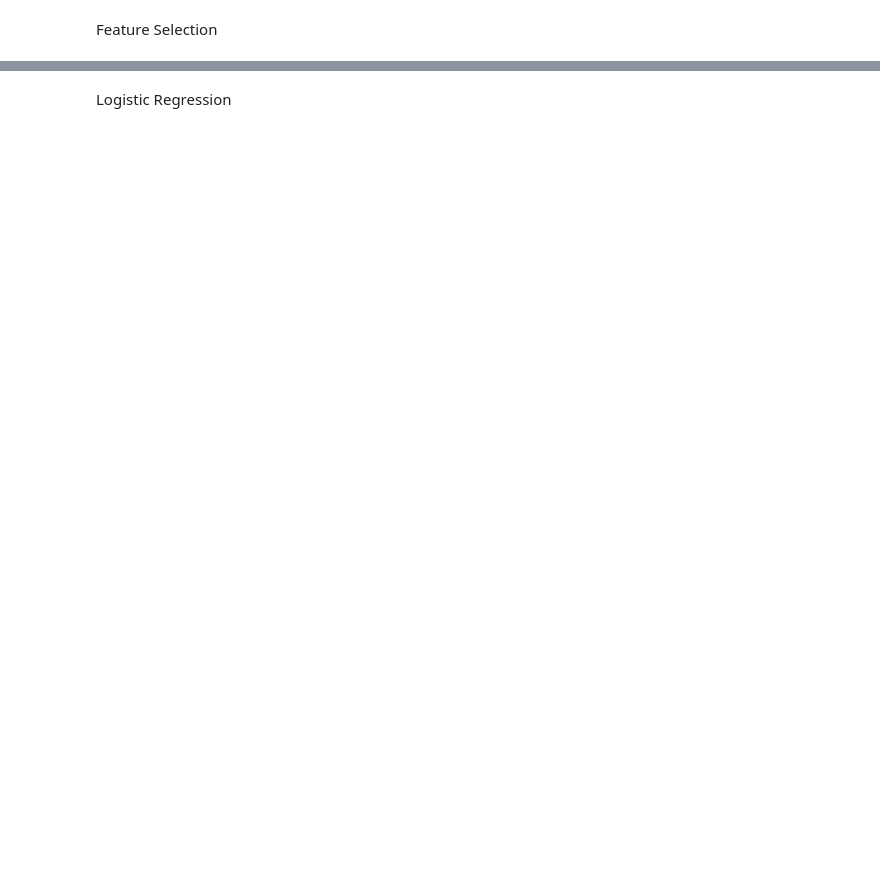
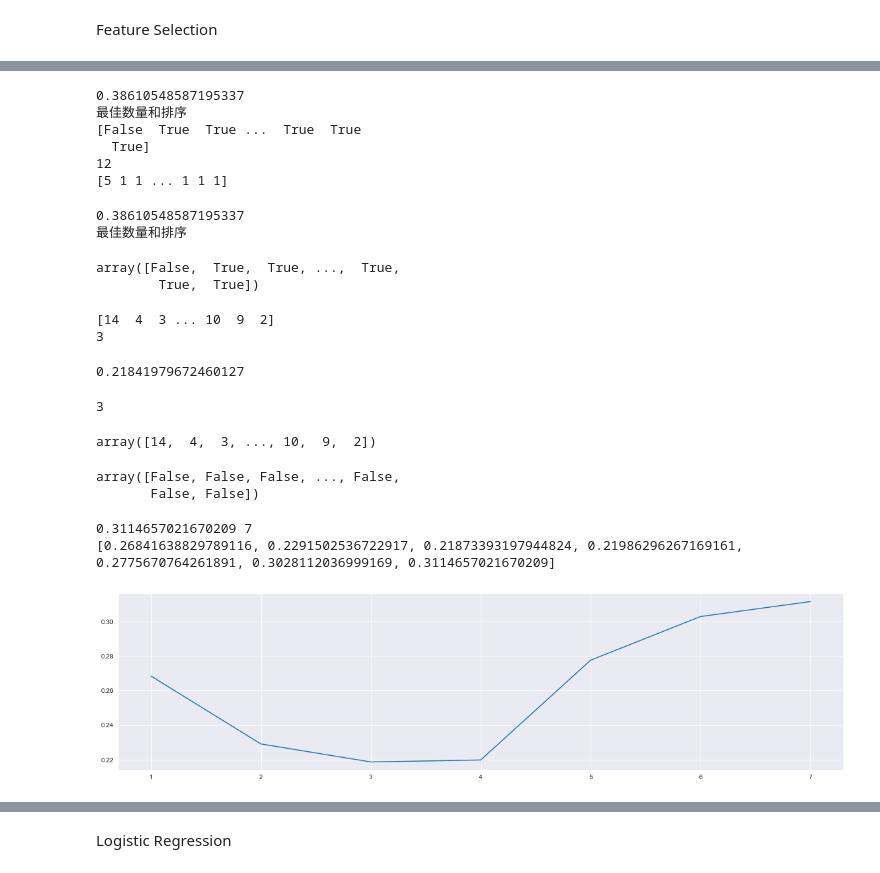
Before and after one commit to DIKLA2322/workspace, a Jupyter notebook: Healthcare_Management.ipynb, the cells around one changed output, grey strips where cells are left out. Drawn from its saved outputs; the diff is of its cells as text; code cells hidden in the pictures; blank space fills up the shorter version.

Commit message:
feature selection

```diff
--- a/Healthcare_Management.ipynb
+++ b/Healthcare_Management.ipynb
@@ -685,0 +736,6 @@ Feature Selection
+# %%
+# 1.构建RF模型
+RFC_ = RFC()                               # 随机森林
+c = RFC_.fit(Xtrain, Ytrain).feature_importances_    # 特征重要性
+print("重要性：")
+c
@@ -686 +750,73 @@ Feature Selection
+# %%
+
+# 2. 交叉验证递归特征消除法
+selector = RFECV(RFC_, step=1, cv=10)       # 采用交叉验证，每次排除一个特征，筛选出最优特征
+selector = selector.fit(Xtrain, Ytrain)
+X_wrapper = selector.transform(Xtrain)          # 最优特征
+score =cross_val_score(RFC_ , X_wrapper, Ytrain, cv=10).mean()   # 最优特征分类结果
+print(score)
+print("最佳数量和排序")
+print(selector.support_)                                    # 选取结果
+print(selector.n_features_)                                 # 选取特征数量
+print(selector.ranking_)                                    # 依次排数特征排序
+# %% [output]
+0.38610548587195337
+最佳数量和排序
+[False  True  True ...  True  True
+  True]
+12
+[5 1 1 ... 1 1 1]
+# %%
+print(score)
+print("最佳数量和排序")
+selector.support_                                # 选取结果
+# %% [output]
+0.38610548587195337
+最佳数量和排序
+array([False,  True,  True, ...,  True,
+        True,  True])
+# %%
+# 3.递归特征消除法
+selector1 = RFE(RFC_, n_features_to_select=3, step=1).fit(Xtrain, Ytrain)       # n_features_to_select表示筛选最终特征数量，step表示每次排除一个特征
+selector1.support_.sum()
+print(selector1.ranking_)                                             # 特征排除排序
+print(selector1.n_features_)                                          # 选择特征数量
+X_wrapper1 = selector1.transform(Xtrain)                                   # 最优特征
+score =cross_val_score(RFC_, X_wrapper1, Ytrain, cv=9).mean()
+score
+# %% [output]
+[14  4  3 ... 10  9  2]
+3
+0.21841979672460127
+# %%
+selector1.n_features_                                # 选取特征数量
+# %% [output]
+3
+# %%
+selector1.ranking_
+# %% [output]
+array([14,  4,  3, ..., 10,  9,  2])
+# %%
+selector1.support_
+# %% [output]
+array([False, False, False, ..., False,
+       False, False])
+# %%
+
+# 4.递归特征消除法和曲线图选取最优特征数量
+score = []                                                            # 建立列表
+for i in range(1, 8, 1):
+    X_wrapper = RFE(RFC_, n_features_to_select=i, step=1).fit_transform(Xtrain, Ytrain)    # 最优特征
+    once = cross_val_score(RFC_, X_wrapper, Ytrain, cv=9).mean()                      # 交叉验证
+    score.append(once)                                                           # 交叉验证结果保存到列表
+print(max(score), (score.index(max(score))*1)+1)                                 # 输出最优分类结果和对应的特征数量
+print(score)
+plt.figure(figsize=[20, 5])
+plt.plot(range(1, 8, 1), score)
+plt.xticks(range(1, 8, 1))
+plt.show()
+# %% [output]
+0.3114657021670209 7
+[0.26841638829789116, 0.2291502536722917, 0.21873393197944824, 0.21986296267169161, 0.2775670764261891, 0.3028112036999169, 0.3114657021670209]
+[figure, added]
 # %%
```
Also changed, not shown: parts of 24 cells of this notebook.
